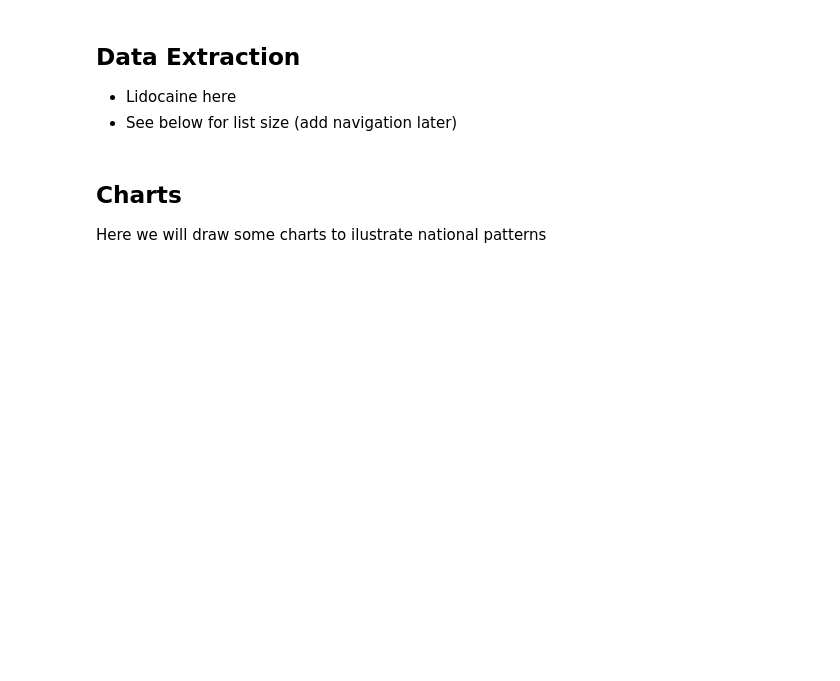
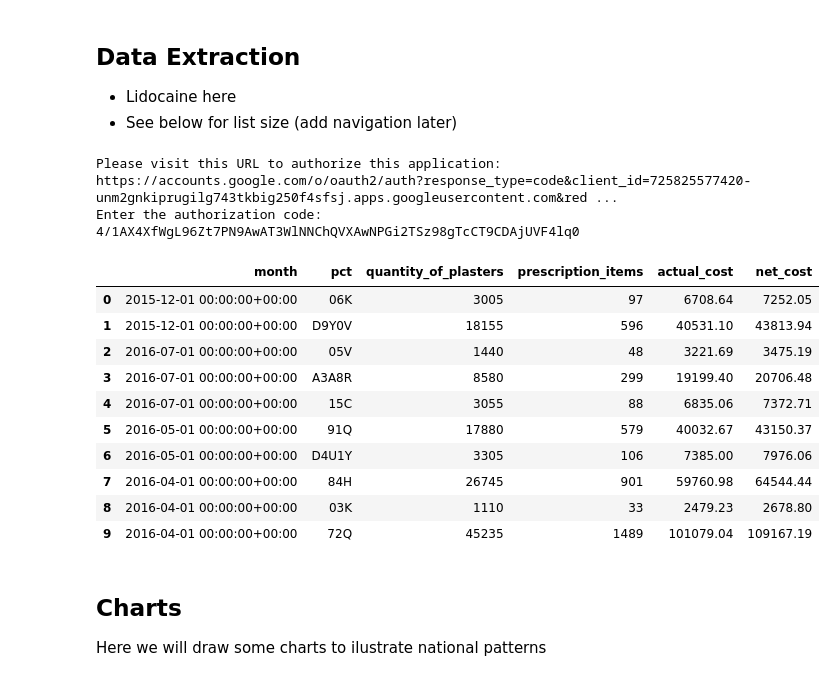
Before and after one commit to ebmdatalab/lidocaine-eng-ire, a Jupyter notebook: notebooks/English notebook.ipynb, the cells around one changed output. Saved outputs shown, nothing was run; the diff lists cells and outputs as text; code cells hidden in the pictures; blank space fills up the shorter version.

```diff
--- a/notebooks/English notebook.ipynb
+++ b/notebooks/English notebook.ipynb
@@ -26,27 +26,41 @@ pd.set_option('display.float_format', lambda x: '%.2f' % x)
 # %%
 ## here we will extract all prescribing of Lidocaine patches by ccg (prev named pct)
 sql= '''
 SELECT
 month,
   pct,
   SUM(quantity) AS quantity_of_plasters,
   SUM(items) AS prescription_items,
   SUM(actual_cost) AS actual_cost,
   SUM(net_cost) AS net_cost
 FROM
-  ebmdatalab.hscic.normalised_prescribing_standard AS presc
+  ebmdatalab.hscic.normalised_prescribing_standard AS rx
   INNER JOIN hscic.ccgs AS ccg ON rx.pct = ccg.code
 WHERE
   bnf_code LIKE "1502010J0%EL" # brand and Lidocaine patches
   AND month >= "2015-01-01"
-  AND ccg.org_type = 'CCG'
+  AND ccg.org_type = 'CCG' #restrict to only ccg orgs i.e. exclude OOH etc
 GROUP BY
    month,
    pct
  '''
 
 df_lidocaine = bq.cached_read(sql, csv_path=os.path.join('..', 'data','lidocaine.csv'))
 df_lidocaine.head(10)
+# %% [output]
+Please visit this URL to authorize this application: https://accounts.google.com/o/oauth2/auth?response_type=code&client_id=725825577420-unm2gnkiprugilg743tkbig250f4sfsj.apps.googleusercontent.com&red ...
+Enter the authorization code:  4/1AX4XfWgL96Zt7PN9AwAT3WlNNChQVXAwNPGi2TSz98gTcCT9CDAjUVF4lq0
+|  | month | pct | quantity_of_plasters | prescription_items | actual_cost | net_cost |
+| 0 | 2015-12-01 00:00:00+00:00 | 06K | 3005 | 97 | 6708.64 | 7252.05 |
+| 1 | 2015-12-01 00:00:00+00:00 | D9Y0V | 18155 | 596 | 40531.10 | 43813.94 |
+| 2 | 2016-07-01 00:00:00+00:00 | 05V | 1440 | 48 | 3221.69 | 3475.19 |
+| 3 | 2016-07-01 00:00:00+00:00 | A3A8R | 8580 | 299 | 19199.40 | 20706.48 |
+| 4 | 2016-07-01 00:00:00+00:00 | 15C | 3055 | 88 | 6835.06 | 7372.71 |
+| 5 | 2016-05-01 00:00:00+00:00 | 91Q | 17880 | 579 | 40032.67 | 43150.37 |
+| 6 | 2016-05-01 00:00:00+00:00 | D4U1Y | 3305 | 106 | 7385.00 | 7976.06 |
+| 7 | 2016-04-01 00:00:00+00:00 | 84H | 26745 | 901 | 59760.98 | 64544.44 |
+| 8 | 2016-04-01 00:00:00+00:00 | 03K | 1110 | 33 | 2479.23 | 2678.80 |
+| 9 | 2016-04-01 00:00:00+00:00 | 72Q | 45235 | 1489 | 101079.04 | 109167.19 |
 # %% [markdown]
 ## Charts
 Here we will draw some charts to ilustrate national patterns
```
Also changed, not shown: parts of 2 cells of this notebook, 3 other files.
